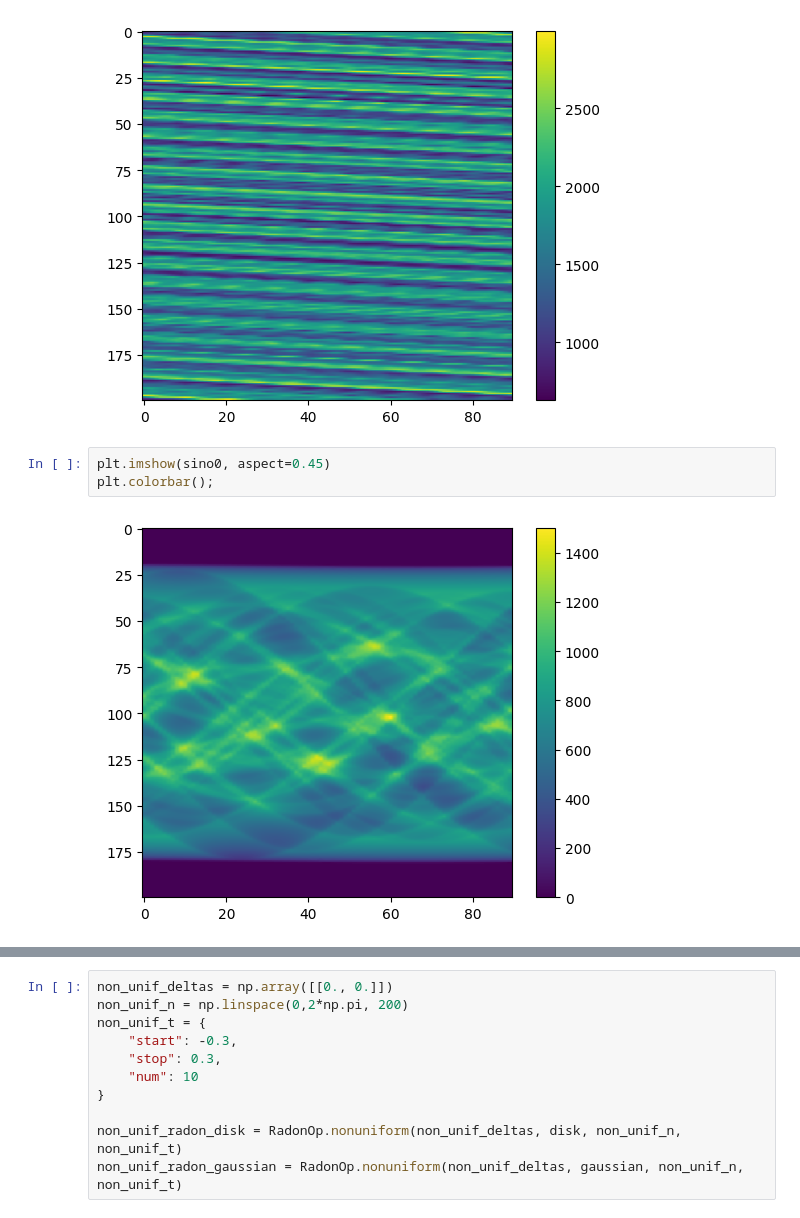
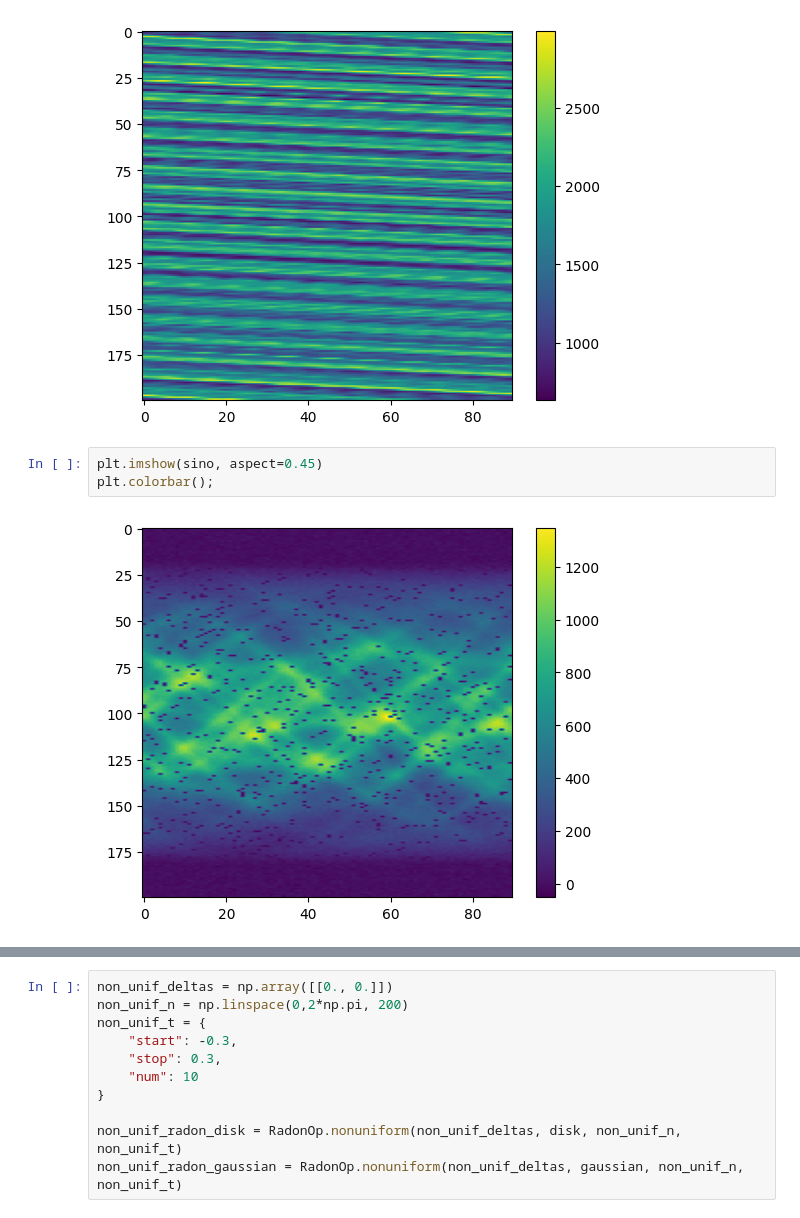
Before and after one commit to Dicedead/pycsou, a Jupyter notebook: src/pycsou/radon/radon_reconstruction_demo.ipynb, the cells around one changed output, grey strips where cells are left out. Saved outputs shown, nothing was run; the diff lists cells and outputs as text.

```diff
--- a/src/pycsou/radon/radon_reconstruction_demo.ipynb
+++ b/src/pycsou/radon/radon_reconstruction_demo.ipynb
@@ -227,10 +232,10 @@ plt.colorbar();
 # %% [output]
 [figure]
 # %%
-plt.imshow(sino0, aspect=0.45)
+plt.imshow(sino, aspect=0.45)
 plt.colorbar();
 # %% [output]
-[figure, old version]
+[figure, new version]
 # %%
 import time
 
```
Also changed, not shown: parts of 4 cells of this notebook, 3 other files.
